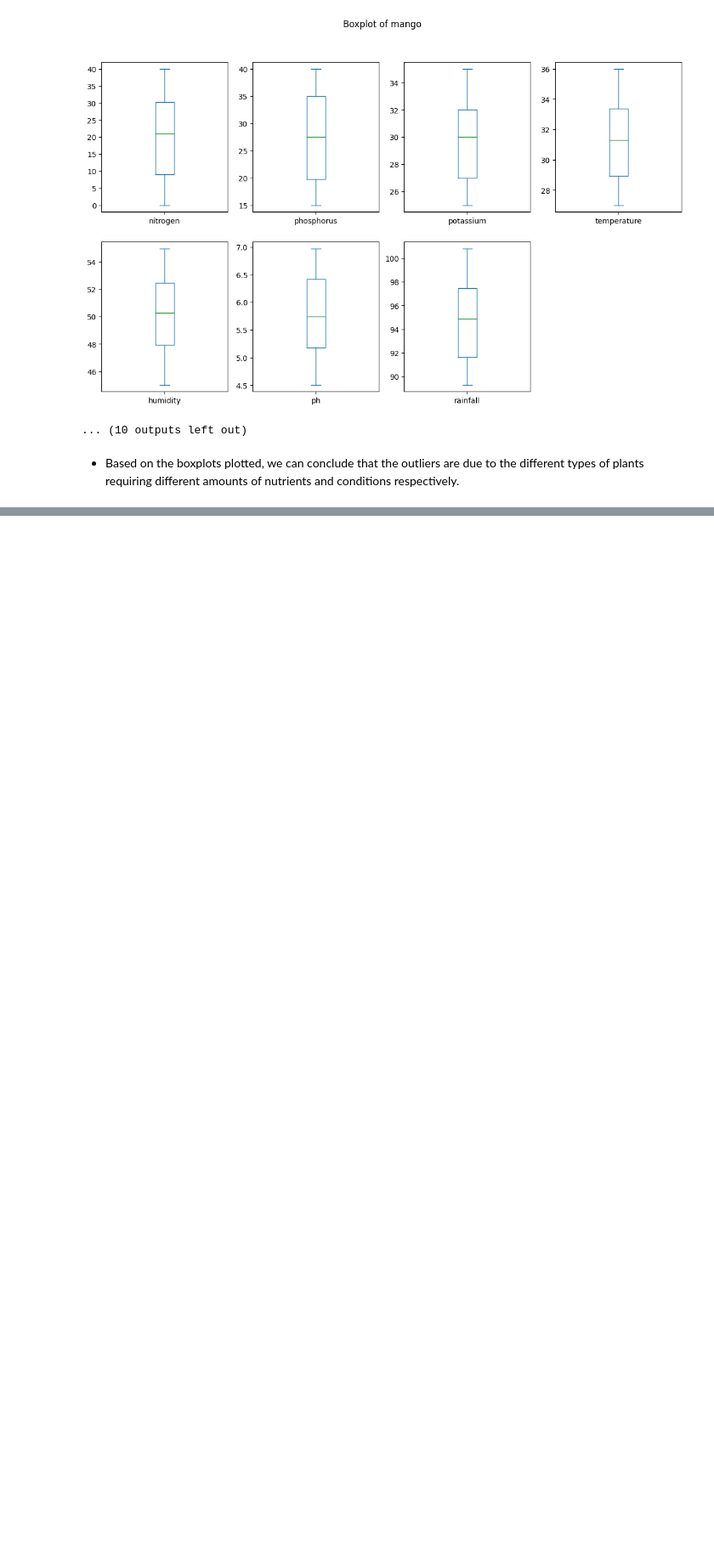
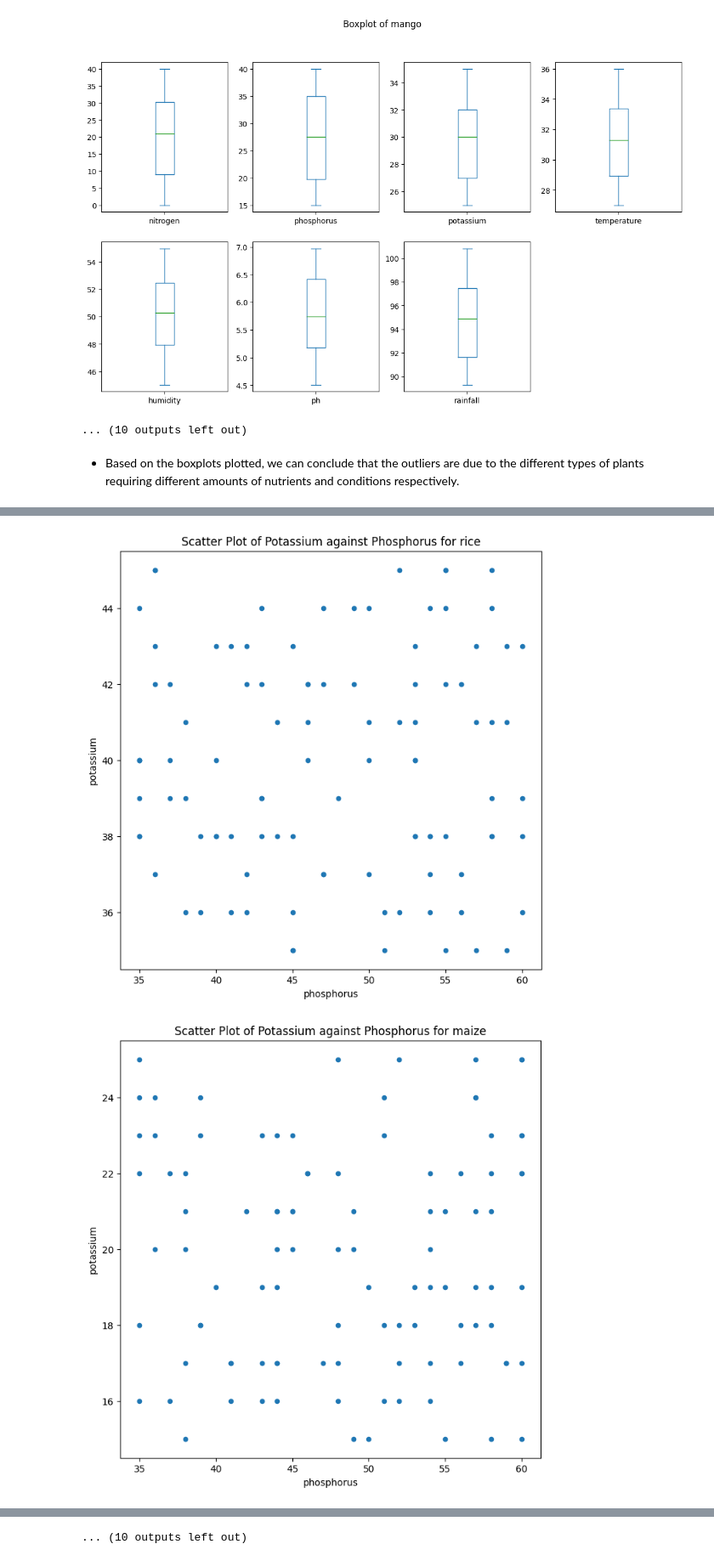
Before and after one commit to javianng/data-science-projects, a Jupyter notebook: Data Analysis - Crop Recommendation/analysis.ipynb, the cells around one changed output, grey strips where cells are left out. Shown at 85% size. Cells and saved outputs as stored; diff of their text form; code cells hidden in the pictures; blank space fills up the shorter version.

```diff
--- a/Data Analysis - Crop Recommendation/analysis.ipynb
+++ b/Data Analysis - Crop Recommendation/analysis.ipynb
@@ -83,5 +83,5 @@ data_1.head()
 # %% [markdown]
 - Check the types of plants present in this dataset.
 # %%
-plantTypes = data_1["label"].unique()
+cropTypes = data_1["label"].unique()
 # %%
@@ -96,9 +96,9 @@ data["label"].value_counts().plot(kind="pie", title="Types of Plants in dataset"
 # %% [markdown]
 - Based on the piechart, it appears that the number of data for each type of plant is rather equal.
 # %%
-boxplot_cols = ['nitrogen', 'phosphorus', 'potassium', 'temperature', 'humidity', 'ph', 'rainfall']
+colType = ['nitrogen', 'phosphorus', 'potassium', 'temperature', 'humidity', 'ph', 'rainfall']
 
-data_1[boxplot_cols].plot(kind='box', subplots=True, layout=(2,4), figsize=(14,8), title="Boxplot")
+data_1[colType].plot(kind='box', subplots=True, layout=(2,4), figsize=(14,8), title="Boxplot")
 # %% [output]
 nitrogen          Axes(0.125,0.53;0.168478x0.35)
 phosphorus     Axes(0.327174,0.53;0.168478x0.35)
@@ -116,7 +115,7 @@ dtype: object
 # %%
-for type in plantTypes:
-    boxplot_cols = ['nitrogen', 'phosphorus', 'potassium', 'temperature', 'humidity', 'ph', 'rainfall']
-    data_1[data_1.label == type][boxplot_cols].plot(kind='box', subplots=True, layout=(2,4), figsize=(14,8), title=("Boxplot of " + type))
+for type in cropTypes:
+    colType = ['nitrogen', 'phosphorus', 'potassium', 'temperature', 'humidity', 'ph', 'rainfall']
+    data_1[data_1.label == type][colType].plot(kind='box', subplots=True, layout=(2,4), figsize=(14,8), title=("Boxplot of " + type))
 # %% [output]
 [figure]
 [figure]
@@ -135,0 +169,6 @@ for type in plantTypes:
+# %%
+for type in cropTypes:
+    data_1[data_1.label == type].plot(kind='scatter', x='phosphorus', y='potassium', figsize=(8,8), title=("Scatter Plot of Potassium against Phosphorus for " + type))
+# %% [output]
+[figure, added]
+[figure, added]
@@ -135,0 +185 @@ for type in plantTypes:
+... (10 outputs left out)
```
Also changed, not shown: parts of 13 cells of this notebook.
